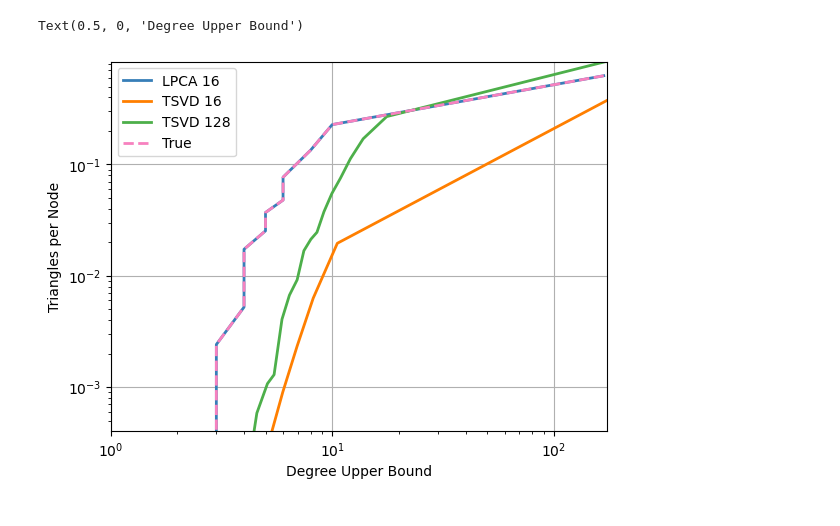
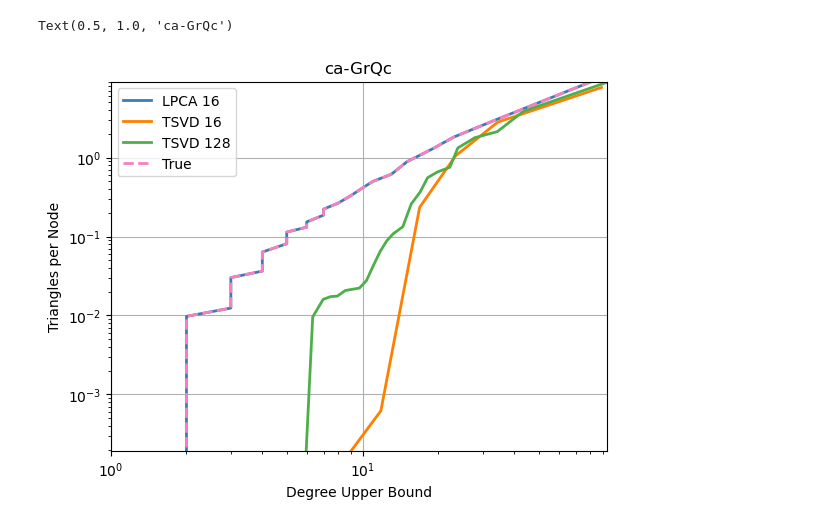
Before and after one commit to linyx1998/ML-with-Graph-Final-Project, a Jupyter notebook: recover-triangles.ipynb, the cells around one changed output. Cells and saved outputs as stored; diff of their text form; code cells hidden in the pictures.

```diff
--- a/recover-triangles.ipynb
+++ b/recover-triangles.ipynb
@@ -19,5 +19,6 @@ clip_01 = lambda M : np.clip(M, a_min=0, a_max=1)
 from DataPreprocess import *
 # %%
 # adj = read_CAHepPh(ca_hepph_path='./data/CA-HepPh.txt')
-adj = read_cora(content_path="./data/cora/cora.content", cites_path="./data/cora/cora.cites")
+# adj = read_cora(content_path="./data/cora/cora.content", cites_path="./data/cora/cora.cites")
+adj = read_CAGrQc(ca_grqc_path="./data/ca-GrQc.txt")
 # %% [output]
@@ -142,21 +159,22 @@ tri_seq_true = np.array(tri_seq_true)
 # %%
 fig, ax = plt.subplots()
 ax.semilogy(deg_seq_recon_lpca_16, tri_seq_recon_lpca_16 / n, label='LPCA 16', linewidth=2)
 ax.semilogy(deg_seq_recon_tsvd_16, tri_seq_recon_tsvd_16 / n, label='TSVD 16', linewidth=2)
 ax.semilogy(deg_seq_recon_tsvd_128, tri_seq_recon_tsvd_128 / n, label='TSVD 128', linewidth=2)
 ax.semilogy(deg_seq_true, tri_seq_true / n, label='True', linestyle='--', linewidth=2)
 
 ax.legend()
 ax.grid()
 ax.autoscale(enable=True, axis='x', tight=True)
 ax.autoscale(enable=True, axis='y', tight=True)
 ax.set_xlim(1,)
 ax.set_ylim(1/n,)
 
 ax.set_xscale('log')
 
 ax.set_ylabel('Triangles per Node')
 ax.set_xlabel('Degree Upper Bound')
+ax.set_title('ca-GrQc')
 # %% [output]
-Text(0.5, 0, 'Degree Upper Bound')
+Text(0.5, 1.0, 'ca-GrQc')
-[figure, old version]
+[figure, new version]
```
Also changed, not shown: parts of 2 cells of this notebook, 4 other files.
